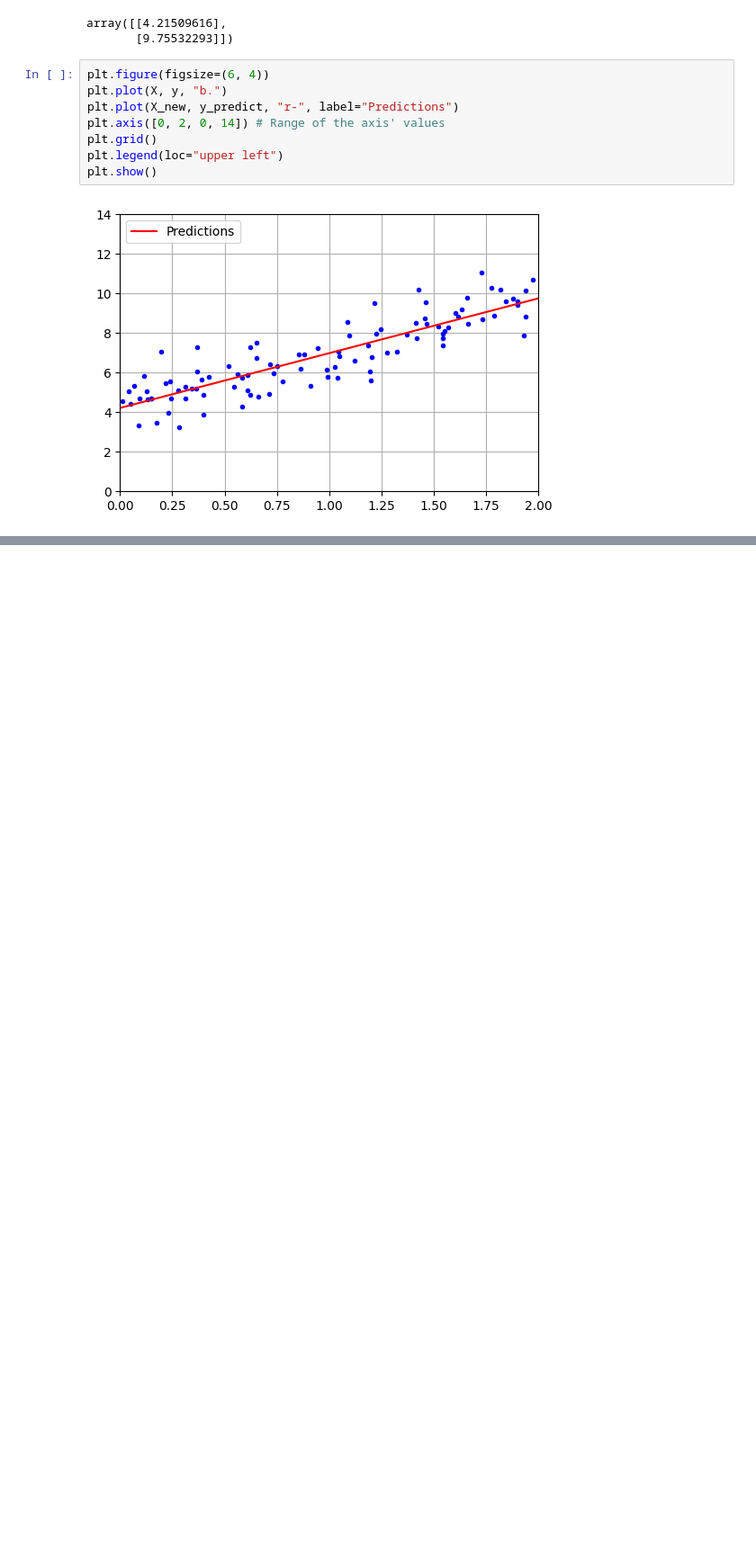
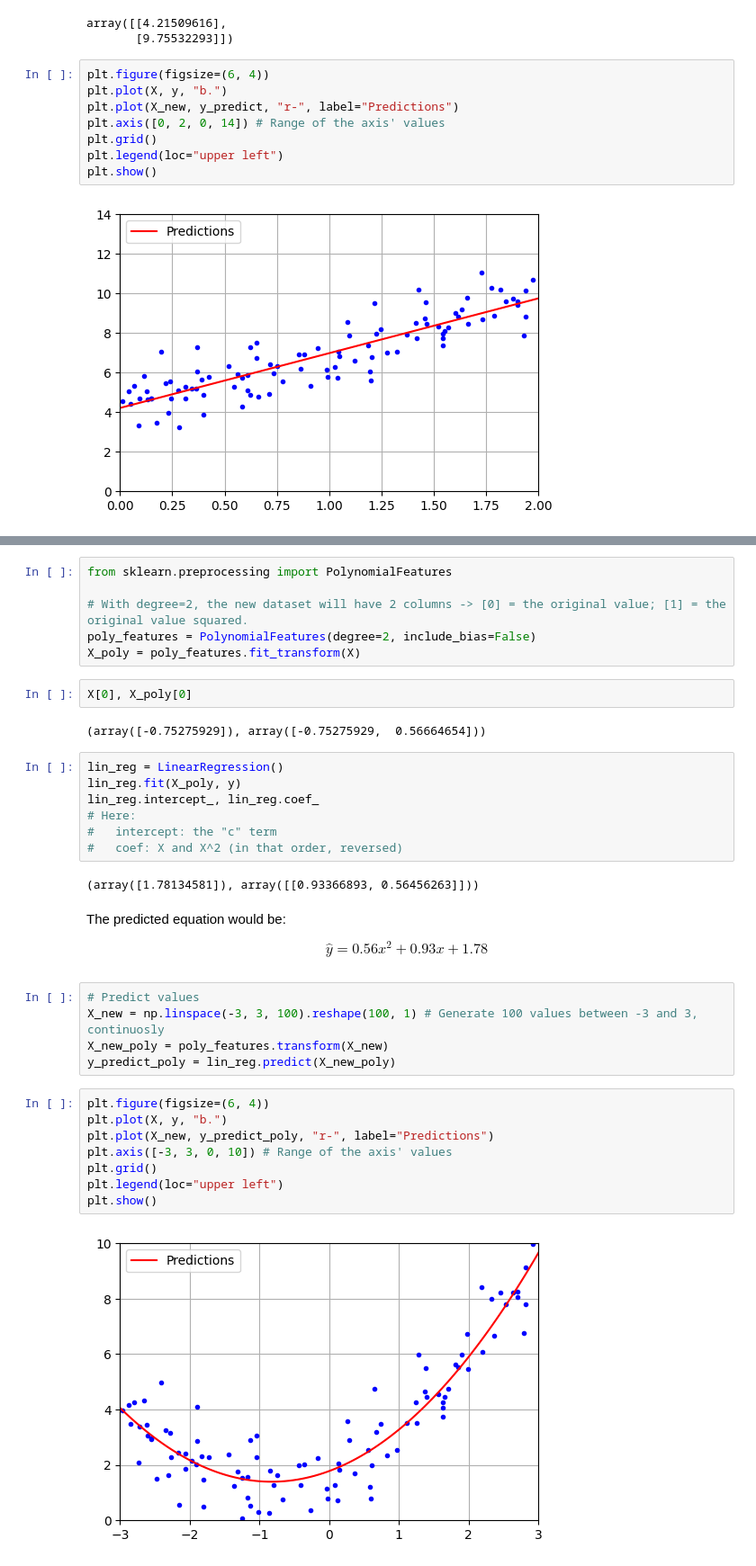
Before and after one commit to juliovr/homl, a Jupyter notebook: 04_learning_models.ipynb, the cells around one changed output, grey strips where cells are left out. Shown at 90% size. Drawn from its saved outputs; the diff is of its cells as text; blank space fills up the shorter version.

```diff
--- a/04_learning_models.ipynb
+++ b/04_learning_models.ipynb
@@ -68,0 +174,39 @@ plt.show()
+# %%
+from sklearn.preprocessing import PolynomialFeatures
+
+# With degree=2, the new dataset will have 2 columns -> [0] = the original value; [1] = the original value squared.
+poly_features = PolynomialFeatures(degree=2, include_bias=False)
+X_poly = poly_features.fit_transform(X)
+# %%
+X[0], X_poly[0]
+# %% [output]
+(array([-0.75275929]), array([-0.75275929,  0.56664654]))
+# %%
+lin_reg = LinearRegression()
+lin_reg.fit(X_poly, y)
+lin_reg.intercept_, lin_reg.coef_
+# Here:
+#   intercept: the "c" term
+#   coef: X and X^2 (in that order, reversed)
+# %% [output]
+(array([1.78134581]), array([[0.93366893, 0.56456263]]))
+# %% [markdown]
+The predicted equation would be:
+\begin{gather*}
+\hat{y} = 0.56x^2 + 0.93x + 1.78
+\end{gather*}
+# %%
+# Predict values
+X_new = np.linspace(-3, 3, 100).reshape(100, 1) # Generate 100 values between -3 and 3, continuosly
+X_new_poly = poly_features.transform(X_new)
+y_predict_poly = lin_reg.predict(X_new_poly)
+# %%
+plt.figure(figsize=(6, 4))
+plt.plot(X, y, "b.")
+plt.plot(X_new, y_predict_poly, "r-", label="Predictions")
+plt.axis([-3, 3, 0, 10]) # Range of the axis' values
+plt.grid()
+plt.legend(loc="upper left")
+plt.show()
+# %% [output]
+[figure, added]
```
Also changed, not shown: parts of 18 cells of this notebook.
